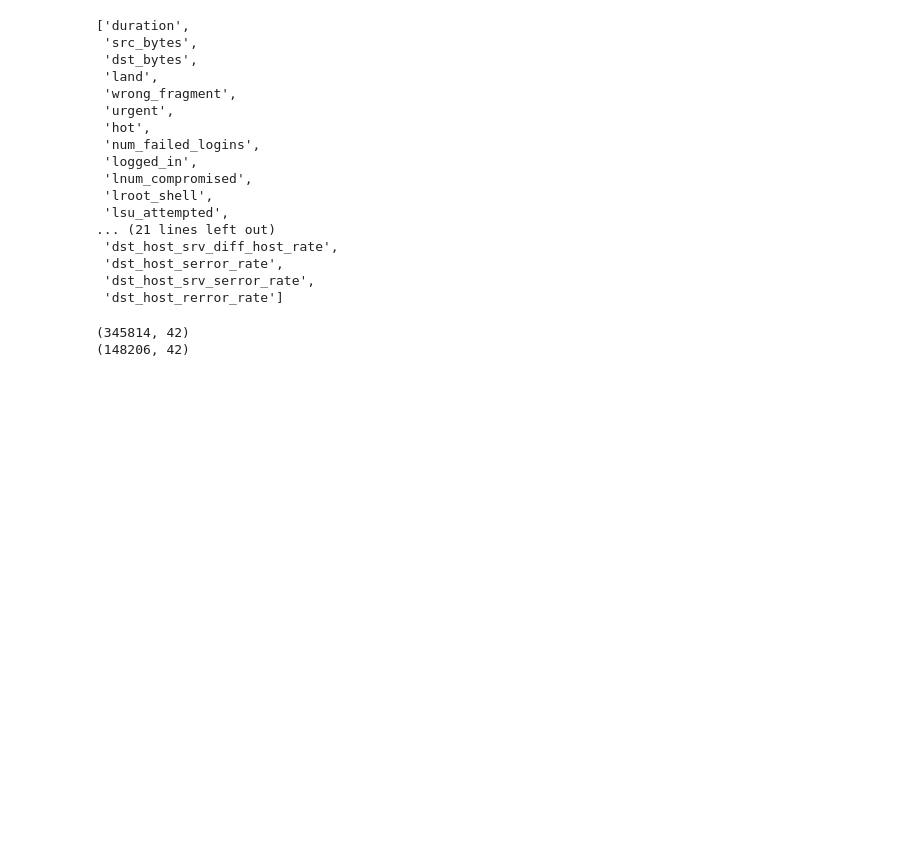
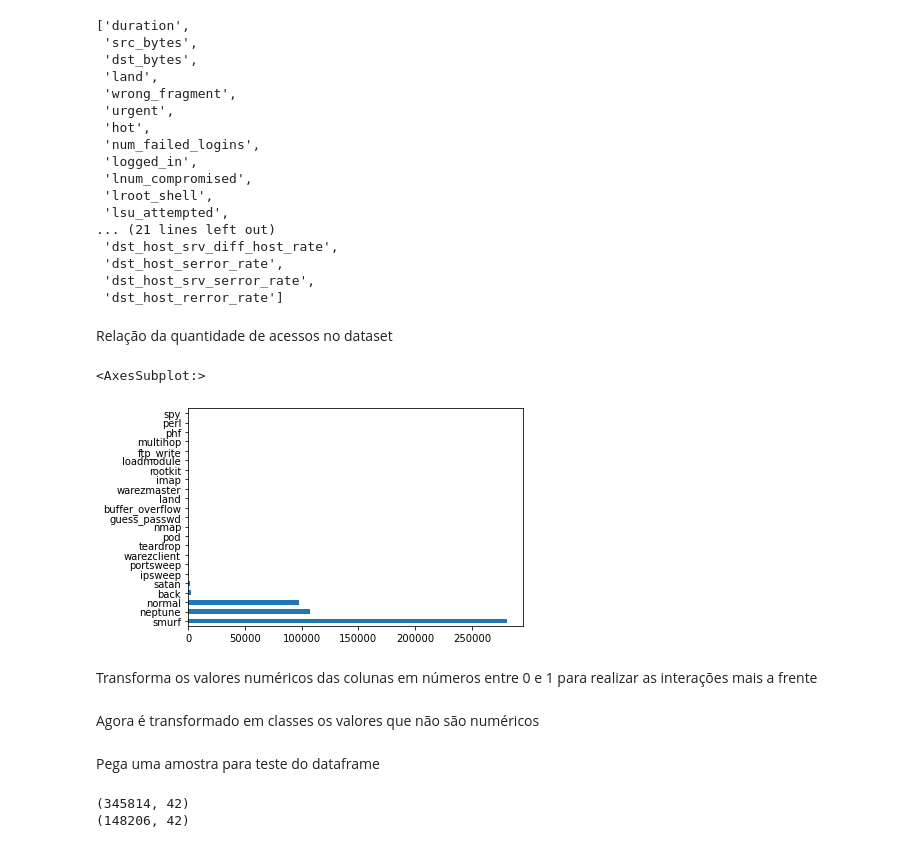
Before and after one commit to DanielSant276/ArquivosPessoais, a Jupyter notebook: IA/Projeto/Inicio do projeto.ipynb, the cells around one changed output. Saved outputs shown, nothing was run; the diff lists cells and outputs as text; code cells hidden in the pictures; blank space fills up the shorter version.

```diff
--- a/IA/Projeto/Inicio do projeto.ipynb
+++ b/IA/Projeto/Inicio do projeto.ipynb
@@ -78,6 +158,16 @@ numeric_cols
  'dst_host_serror_rate',
  'dst_host_srv_serror_rate',
  'dst_host_rerror_rate']
+# %% [markdown]
+Relação da quantidade de acessos no dataset
+# %%
+count_labels = df['label'].value_counts()
+count_labels.plot(kind = "barh")
+# %% [output]
+<AxesSubplot:>
+[figure, added]
+# %% [markdown]
+Transforma os valores numéricos das colunas em números entre 0 e 1 para realizar as interações mais a frente
 # %%
 from sklearn.preprocessing import MinMaxScaler
 # MinMaxScaler transforma os valores em uma escala de 0 a 1
@@ -89,6 +179,8 @@ scaler.fit(df[numeric_cols])
 
 # escala os valores do parâmetro utilizado
 df[numeric_cols] = scaler.transform(df[numeric_cols])
+# %% [markdown]
+Agora é transformado em classes os valores que não são numéricos
 # %%
 from sklearn.preprocessing import LabelEncoder
 # LabelEncoder funciona muito parecido com o enumerate, dando valores de 0 a n para as diferentes strings
@@ -108,6 +200,8 @@ df['service'] = le.fit_transform(df['service'])
 
 # o mesmo do anterior com a flag
 df['flag'] = le.fit_transform(df['flag'])
+# %% [markdown]
+Pega uma amostra para teste do dataframe
 # %%
 from sklearn.model_selection import train_test_split
 # serpara arrays ou matrizes em subsets randomicos de teste e treinamento
```
Also changed, not shown: parts of 34 cells of this notebook, 12 other files.
